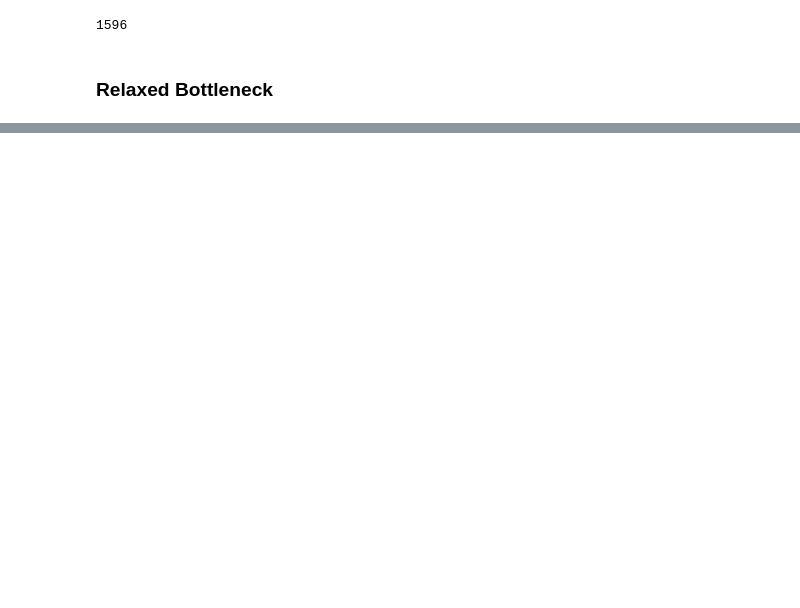
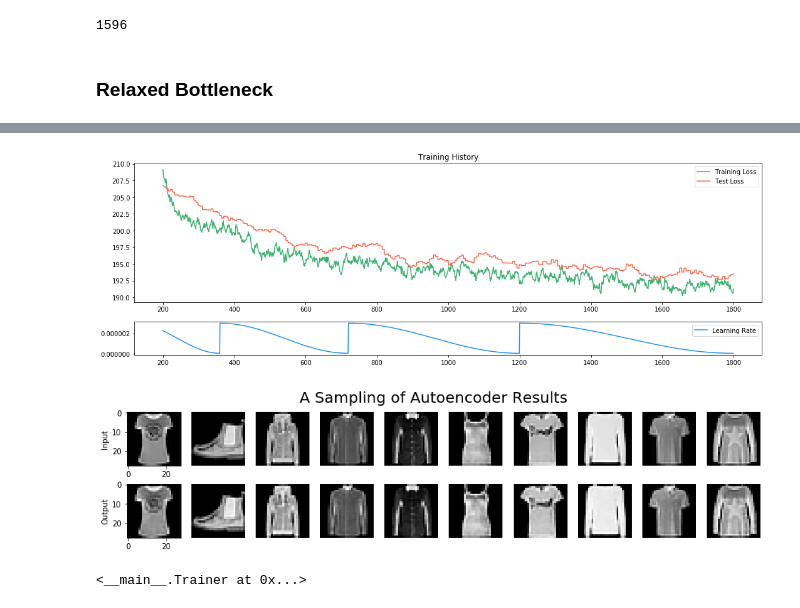
Before and after one commit to davidlmorton/autoencoders-are-cool, a Jupyter notebook: pytorch/part-2-simple-convolutional-autoencoder.ipynb, the cells around one changed output, grey strips where cells are left out. Drawn from its saved outputs; the diff is of its cells as text; code cells hidden in the pictures; blank space fills up the shorter version.

```diff
--- a/pytorch/part-2-simple-convolutional-autoencoder.ipynb
+++ b/pytorch/part-2-simple-convolutional-autoencoder.ipynb
@@ -417,0 +439,3 @@ Number of trainable parameters: 19866
+# %%
+train_convolutional_ae(conv_channels=[16*4, 16*4*4, 16*4*4], learning_rate=3e-6, cycles=5)
+# %% [output]
@@ -417,0 +449,6 @@ Number of trainable parameters: 19866
+[figure, added]
+[figure, added]
+# %%
+trainer
+# %% [output]
+<__main__.Trainer at 0x...>
```
Also changed, not shown: parts of 9 cells of this notebook, 3 other files.
